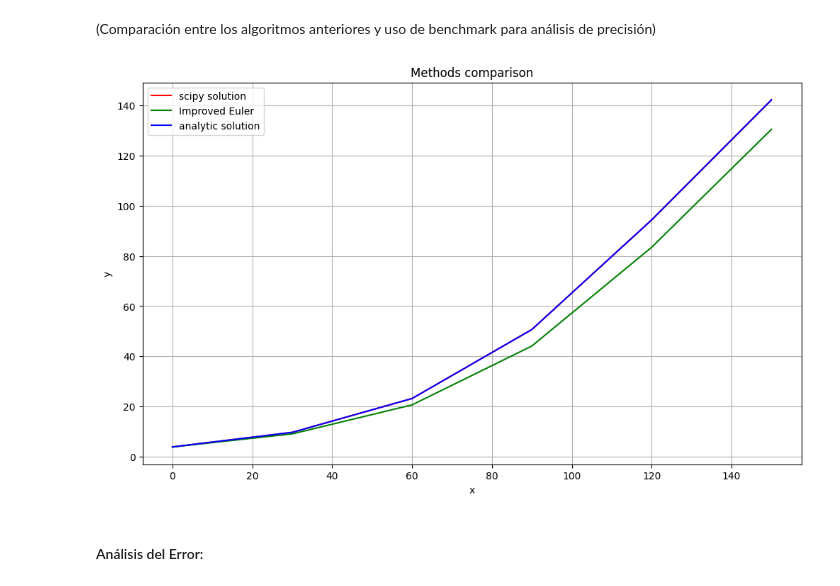
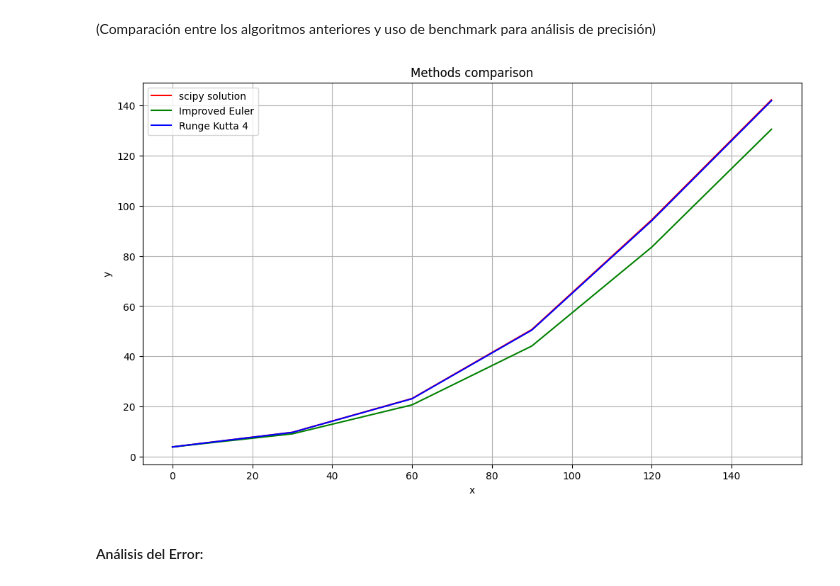
Before and after one commit to FontesHabana/Proyecto-MN-EDO, a Jupyter notebook: Part-A.ipynb, the cells around one changed output. Drawn from its saved outputs; the diff is of its cells as text; code cells hidden in the pictures.

```diff
--- a/Part-A.ipynb
+++ b/Part-A.ipynb
@@ -290,9 +290,9 @@ Este análisis demuestra que el modelo logístico captura adecuadamente la diná
 4. Dibuje el campo de isoclinas en el plano $(t, P)$ para esta ecuación y analice cualitativamente la convergencia hacia la capacidad máxima.
 # %%
 # Model parameters (logistic population growth)
-GROWTH_RATE = 0.03135          # Intrinsic growth rate (year^-1)
-COMPETITION_COEFF = 0.0001489  # Competition coefficient (millions^-1 * year^-1)
-CARRYING_CAPACITY = GROWTH_RATE / COMPETITION_COEFF  # Carrying capacity M ≈ 210.61 millions
+A = 0.03135          # Intrinsic growth rate (year^-1)
+B = 0.0001489  # Competition coefficient (millions^-1 * year^-1)
+K = A / B  # Carrying capacity M ≈ 210.61 millions
 
 
 def logistic_ode(y, t):
@@ -311,7 +311,7 @@ def logistic_ode(y, t):
     float
         Rate of population change dP/dt.
     """
-    return GROWTH_RATE * y - COMPETITION_COEFF * y ** 2
+    return A * y - B * y ** 2
 
 
 def logistic_ode_inverse(y_points):
@@ -328,10 +328,9 @@ def logistic_ode_inverse(y_points):
     list of float
         Corresponding time values.
     """
-    import math
     t_points = []
     for y in y_points:
-        t = -math.log(((CARRYING_CAPACITY / y) - 1) / 53) / GROWTH_RATE
+        t = -math.log(((K / y) - 1) / 53) / A
         t_points.append(t)
     return t_points
 
@@ -350,7 +349,6 @@ def logistic_analytical(t):
     float or array-like
         Population value(s) in millions.
     """
-    import numpy as np
-    return CARRYING_CAPACITY / (1 + 53 * np.exp(-GROWTH_RATE * t))
+    return K / (1 + 53 * np.exp(-A * t))
 # %%
 # --- Solution Parameters ---
@@ -863,7 +825,7 @@ t_init, y_init = (0, 3.9)
 steps = 0.1
 t_end = 1
 
-answer = multi_step_explicit(t_init, y_init, steps, t_end,f=logistic_ode)
+answer = multi_step_explicit(logistic_ode,t_init, y_init, steps, t_end)
 
 # --- Format Configuration ---
 # Column widths (adjust as needed)
@@ -972,12 +934,14 @@ def _one_step_ab(h, y_n, func_evals, order, coeffs):
     return y_n + h * weighted_sum
 
 
-def adams_bashforth_moulton(t0, y0, h, tf, f, order=4, am_coeffs=None, ab_coeffs=None):
+def adams_bashforth_moulton(f,t0, y0, h, tf, order=4, am_coeffs=None, ab_coeffs=None):
     """
     Solve an ODE using the Adams-Bashforth-Moulton predictor-corrector method.
 
     Parameters
     ----------
+    f : callable
+        The ODE function f(t, y).
     t0 : float
         Initial time value.
     y0 : float
@@ -986,8 +950,6 @@ def adams_bashforth_moulton(t0, y0, h, tf, f, order=4, am_coeffs=None, ab_coeffs
         Step size.
     tf : float
         Final time value.
-    f : callable
-        The ODE function f(t, y).
     order : int, optional
         Order of the predictor (default is 4).
     am_coeffs : list of float, optional
@@ -1036,7 +998,11 @@ def adams_bashforth_moulton(t0, y0, h, tf, f, order=4, am_coeffs=None, ab_coeffs
 
     # Generate starting values using RK4
     start_steps = min(order - 1, n_total)
-    result = _rk4_starter(t0, y0, h, start_steps, f)
+    rk_f = (start_steps * h) + t0
+    result_t, result_y = runge_kutta_4(f, t0, y0, h, rk_f)
+    result = []
+    for i in range(len(result_t)):
+        result.append((result_t[i], result_y[i]))
 
     # Store function evaluations
     func_evals = deque(maxlen=order)
@@ -1070,11 +1036,13 @@ def adams_bashforth_moulton(t0, y0, h, tf, f, order=4, am_coeffs=None, ab_coeffs
     return result
 
 
-def multi_step_implicit(t0, y0, h, tf, f=None):
+def multi_step_implicit(f, t0, y0, h, tf):
     """
     Solve an ODE using 4-step Adams-Bashforth-Moulton method.
 
     Parameters
+    f : callable, optional
+        The ODE function f(t, y). Defaults to logistic_ode.
     ----------
     t0 : float
         Initial time value.
@@ -1084,8 +1052,6 @@ def multi_step_implicit(t0, y0, h, tf, f=None):
         Step size.
     tf : float
         Final time value.
-    f : callable, optional
-        The ODE function f(t, y). Defaults to logistic_ode.
 
     Returns
     -------
@@ -1094,13 +1060,13 @@ def multi_step_implicit(t0, y0, h, tf, f=None):
     """
     if f is None:
         f = logistic_ode
-    return adams_bashforth_moulton(t0, y0, h, tf, f)
+    return adams_bashforth_moulton(f, t0, y0, h, tf)
 # %%
 t_init, y_init = (0, 3.9)
 steps = 0.1
 t_end = 1
 
-answer = multi_step_implicit(t_init, y_init, steps, t_end)
+answer = multi_step_implicit(logistic_ode,t_init, y_init, steps, t_end)
 
 # --- Format Configuration ---
 # Column widths (adjust as needed)
@@ -1152,32 +1118,33 @@ Por otro lado el orden de convergencia es de $p+1$: en el caso de ABM4, $p = 4$
 # %%
 # Parameters
 x0 = 0
 y0 = 3.9
 xf = 130
 h = 30
 
 t_span = np.arange(x0, xf + h, h)
 
 analytical_solution = [logistic_analytical(t) for t in t_span]
 
 # Scipy solution
 scipy_solution = odeint(logistic_ode, y0, t_span).flatten()
 
 # Add other methods here
 x_improved_euler, y_improved_euler = improved_euler(logistic_ode, x0, y0, h, xf)
+x_runge_kutta_4, y_runge_kutta_4 = runge_kutta_4(logistic_ode, x0, y0, h, xf)
 
 plt.figure(figsize=(12, 7))
 plt.plot(t_span, scipy_solution, 'r-', label='scipy solution')
 plt.plot(t_span, y_improved_euler, 'g-', label='Improved Euler')
-plt.plot(t_span, analytical_solution, 'b-', label='analytic solution')
+plt.plot(t_span, y_runge_kutta_4, 'b-', label='Runge Kutta 4')
 plt.title('Methods comparison')
 plt.xlabel('x')
 plt.ylabel('y')
 plt.legend()
 plt.grid(True)
 plt.show()
 # %% [output]
-[figure, old version]
+[figure, new version]
 # %% [markdown]
 #### Análisis del Error:
 # %% [markdown]
```
Also changed, not shown: parts of 6 cells of this notebook.
